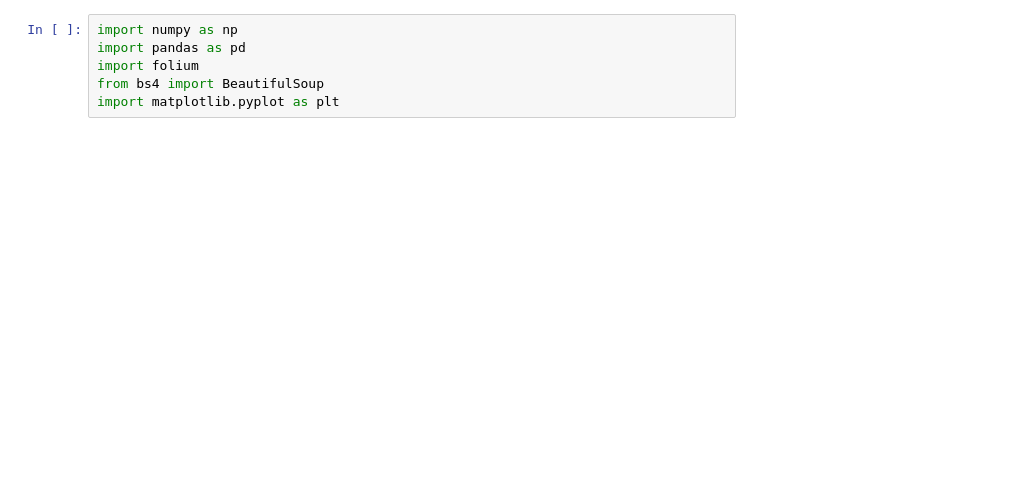
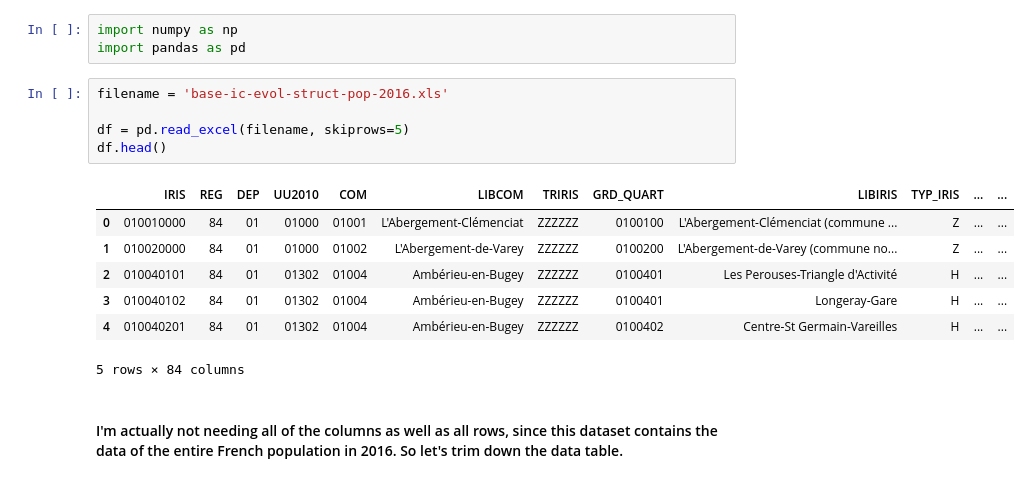
Before and after one commit to dqtvictory/Coursera_Capstone, a Jupyter notebook: Battle of Neighborhoods.ipynb, the cells around one changed output. Drawn from its saved outputs; the diff is of its cells as text; blank space fills up the shorter version.

```diff
--- a/Battle of Neighborhoods.ipynb
+++ b/Battle of Neighborhoods.ipynb
@@ -43,6 +45,18 @@ I am going to need the following data:
 # %%
 import numpy as np
 import pandas as pd
-import folium
-from bs4 import BeautifulSoup
-import matplotlib.pyplot as plt
+# %%
+filename = 'base-ic-evol-struct-pop-2016.xls'
+
+df = pd.read_excel(filename, skiprows=5)
+df.head()
+# %% [output]
+|  | IRIS | REG | DEP | UU2010 | COM | LIBCOM | TRIRIS | GRD_QUART | LIBIRIS | TYP_IRIS | ... | ... |
+| 0 | 010010000 | 84 | 01 | 01000 | 01001 | L'Abergement-Clémenciat | ZZZZZZ | 0100100 | L'Abergement-Clémenciat (commune ... | Z | ... | ... |
+| 1 | 010020000 | 84 | 01 | 01000 | 01002 | L'Abergement-de-Varey | ZZZZZZ | 0100200 | L'Abergement-de-Varey (commune no... | Z | ... | ... |
+| 2 | 010040101 | 84 | 01 | 01302 | 01004 | Ambérieu-en-Bugey | ZZZZZZ | 0100401 | Les Perouses-Triangle d'Activité | H | ... | ... |
+| 3 | 010040102 | 84 | 01 | 01302 | 01004 | Ambérieu-en-Bugey | ZZZZZZ | 0100401 | Longeray-Gare | H | ... | ... |
+| 4 | 010040201 | 84 | 01 | 01302 | 01004 | Ambérieu-en-Bugey | ZZZZZZ | 0100402 | Centre-St Germain-Vareilles | H | ... | ... |
+5 rows × 84 columns
+# %% [markdown]
+#### I'm actually not needing all of the columns as well as all rows, since this dataset contains the data of the entire French population in 2016. So let's trim down the data table.
```
Also changed, not shown: parts of 46 cells of this notebook, 3 other files.
